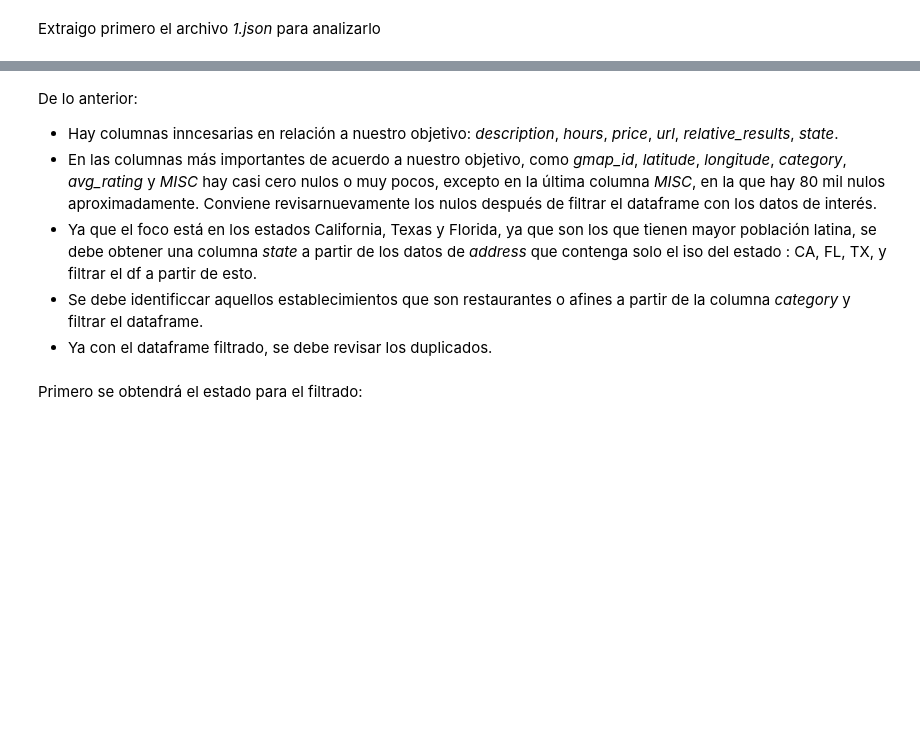
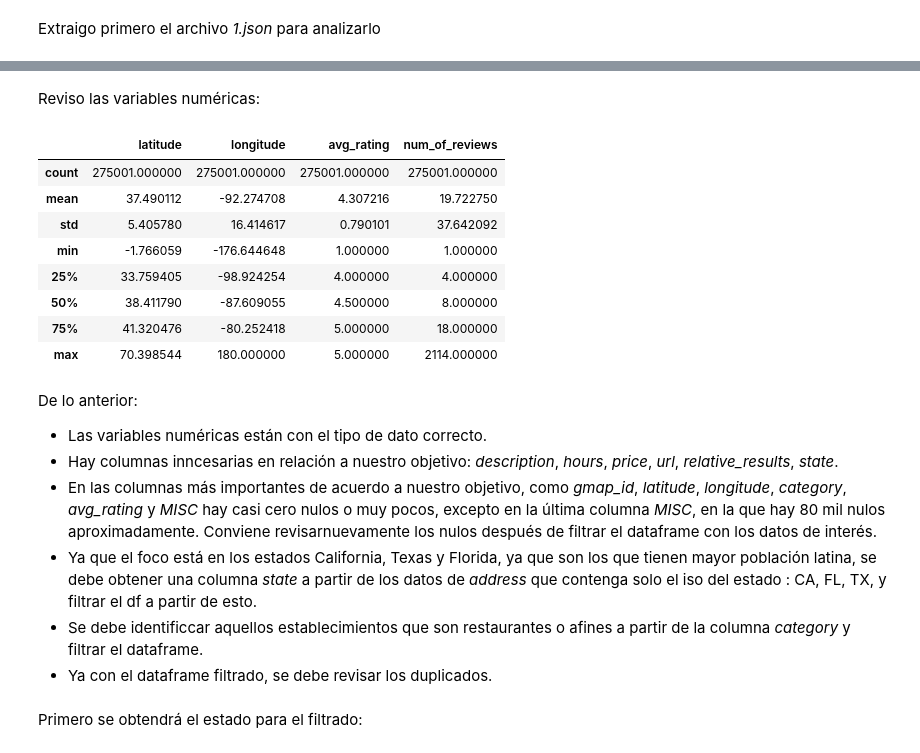
Before and after one commit to OlgaAcosta/Final_Project_DS_Henry, a Jupyter notebook: EDA-ETL.ipynb, the cells around one changed output, grey strips where cells are left out. Saved outputs shown, nothing was run; the diff lists cells and outputs as text; code cells hidden in the pictures; blank space fills up the shorter version.

```diff
--- a/EDA-ETL.ipynb
+++ b/EDA-ETL.ipynb
@@ -52,9 +55,23 @@ None
 | 2 | San Soo Dang | San Soo Dang, 761 S Vermont Ave, ... | 0x80c2c778e3b73d33:0xbdc58662a4a9... | None | 34.058092 | -118.292130 | [Korean restaurant] | 4.4 | 18 | ... |
 | 3 | Nova Fabrics | Nova Fabrics, 2200 E 11th St, Los... | 0x80c2c89923b27a41:0x32041559418d447 | None | 34.023669 | -118.232930 | [Fabric store] | 3.3 | 6 | ... |
 | 4 | Nobel Textile Co | Nobel Textile Co, 719 E 9th St, L... | 0x80c2c632f933b073:0xc31785961fe8... | None | 34.036694 | -118.249421 | [Fabric store] | 4.3 | 7 | ... |
+# %% [markdown]
+Reviso las variables numéricas:
+# %%
+gm_metadata_1.describe()
+# %% [output]
+|  | latitude | longitude | avg_rating | num_of_reviews |
+| count | 275001.000000 | 275001.000000 | 275001.000000 | 275001.000000 |
+| mean | 37.490112 | -92.274708 | 4.307216 | 19.722750 |
+| std | 5.405780 | 16.414617 | 0.790101 | 37.642092 |
+| min | -1.766059 | -176.644648 | 1.000000 | 1.000000 |
+| 25% | 33.759405 | -98.924254 | 4.000000 | 4.000000 |
+| 50% | 38.411790 | -87.609055 | 4.500000 | 8.000000 |
+| 75% | 41.320476 | -80.252418 | 5.000000 | 18.000000 |
+| max | 70.398544 | 180.000000 | 5.000000 | 2114.000000 |
 # %% [markdown]
 De lo anterior:
-
+* Las variables numéricas están con el tipo de dato correcto.
 * Hay columnas inncesarias en relación a nuestro objetivo: *description*, *hours*, *price*, *url*, *relative_results*, *state*.
 * En las columnas más importantes de acuerdo a nuestro objetivo, como *gmap_id*, *latitude*, *longitude*, *category*, *avg_rating* y *MISC* hay casi cero nulos o muy pocos, excepto en la última columna *MISC*, en la que hay 80 mil nulos aproximadamente. Conviene revisarnuevamente los nulos después de filtrar el dataframe con los datos de interés.
 * Ya que el foco está en los estados California, Texas y Florida, ya que son los que tienen mayor población latina, se debe obtener una columna *state* a partir de los datos de *address* que contenga solo el iso del estado : CA, FL, TX, y filtrar el df a partir de esto.
```
Also changed, not shown: parts of 9 cells of this notebook, 1 other file.
